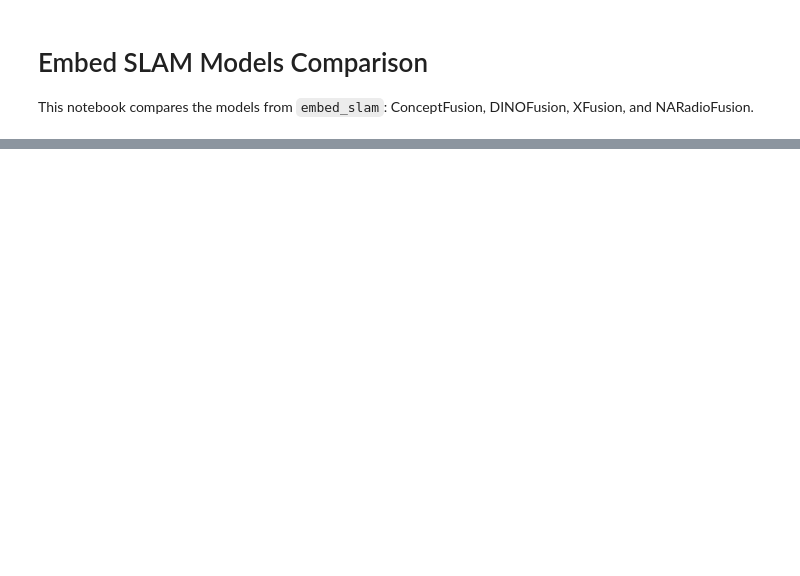
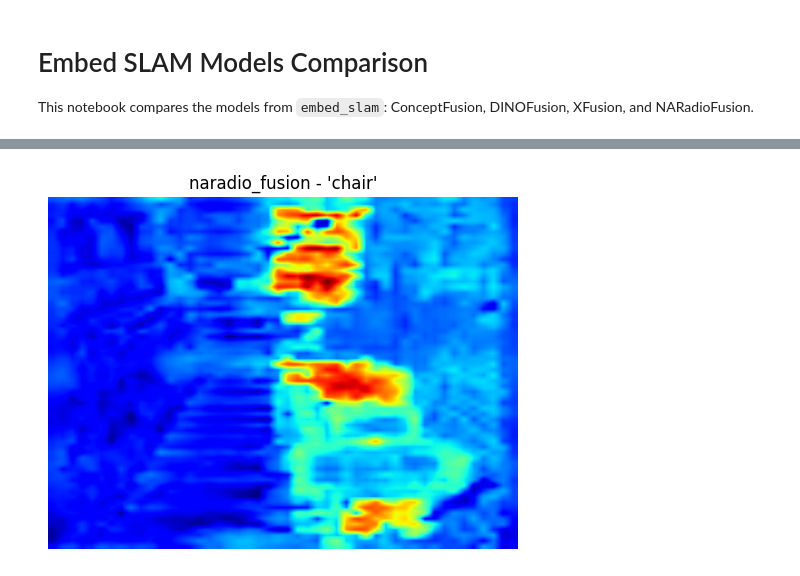
Before and after one commit to bjoernellens1/vlm_eval_framework, a Jupyter notebook: notebooks/embed_slam_comparison.ipynb, the cells around one changed output, grey strips where cells are left out. Saved outputs shown, nothing was run; the diff lists cells and outputs as text; code cells hidden in the pictures; blank space fills up the shorter version.

```diff
--- a/notebooks/embed_slam_comparison.ipynb
+++ b/notebooks/embed_slam_comparison.ipynb
@@ -134,5 +131,6 @@ print("Valid resolutions:", valid)
 # %%
 import math
+import numpy as np
 import torch
 import torch.nn.functional as F
 import matplotlib.pyplot as plt
@@ -144,6 +142,9 @@ VALID_RESOLUTIONS = [
     (512, 896), (896, 512), (720, 1280), (800, 1280), (768, 1024), (1024, 768),
 ]
 
+def is_naradio_like(enc):
+    return hasattr(getattr(enc, "model", None), "naradio") and hasattr(enc.model.naradio, "input_resolution")
+
 def pick_best_resolution(hw, candidates):
     h, w = hw
     ar = w / h
@@ -151,7 +152,6 @@ def pick_best_resolution(hw, candidates):
     best_score = float("inf")
     for H, W in candidates:
         ar2 = W / H
-        # prioritize aspect match, then total scaling
         score = abs(math.log(ar2 / ar)) + 0.15 * abs(math.log((H * W) / (h * w)))
         if score < best_score:
             best_score = score
@@ -161,11 +161,9 @@ def pick_best_resolution(hw, candidates):
 def letterbox_to(x, target_hw):
     B, C, H, W = x.shape
     th, tw = target_hw
-
     scale = min(tw / W, th / H)
     nh = int(round(H * scale))
     nw = int(round(W * scale))
-
     x = F.interpolate(x, size=(nh, nw), mode="bilinear", align_corners=False)
 
     pad_h = th - nh
@@ -174,39 +172,55 @@ def letterbox_to(x, target_hw):
     bottom = pad_h - top
     left = pad_w // 2
     right = pad_w - left
-
     return F.pad(x, (left, right, top, bottom), value=0.0)
 
-# --- choose one global target resolution ---
-src_hw = image_tensor.shape[-2:]
-target_hw = pick_best_resolution(src_hw, VALID_RESOLUTIONS)
-print("Source HW:", src_hw, "-> Target HW:", target_hw)
+def ensure_bchw(feats):
+    # Accept (B,C,H,W). Anything else -> error.
+    if not isinstance(feats, torch.Tensor):
+        raise TypeError(f"Model returned {type(feats)} not a Tensor")
+    if feats.ndim != 4:
+        raise ValueError(f"Expected features (B,C,H,W) but got shape {tuple(feats.shape)}")
+    return feats
 
-image_in = letterbox_to(image_tensor, target_hw)
+text_query = "chair"
 
-# --- run inference & compare ---
-text_query = "desk"
+# run models, collect successful ones for plotting
+ok = []
 
-fig, axes = plt.subplots(1, len(models), figsize=(20, 5))
-if len(models) == 1:
+for name, model in models.items():
+    print(f"Running {name}...")
+    try:
+        if is_naradio_like(model):
+            target_hw = pick_best_resolution(image_tensor.shape[-2:], VALID_RESOLUTIONS)
+            img_in = letterbox_to(image_tensor, target_hw)
+            print(f"  -> resized to {target_hw}")
+        else:
+            img_in = image_tensor
+
+        with torch.no_grad():
+            feats = ensure_bchw(model(img_in))
+            txt = model.encode_text([text_query])
+            feats = F.normalize(feats, dim=1)
+            txt = F.normalize(txt, dim=1)
+            sim = torch.einsum("bchw,bc->bhw", feats, txt)[0].cpu().numpy()
+
+        ok.append((name, sim))
+    except Exception as e:
+        print(f"  !! skipping {name}: {type(e).__name__}: {e}")
+
+# plot only successful models
+if len(ok) == 0:
+    raise RuntimeError("No models ran successfully.")
+
+fig, axes = plt.subplots(1, len(ok), figsize=(5 * len(ok), 5))
+if len(ok) == 1:
     axes = [axes]
 
-for i, (name, model) in enumerate(models.items()):
-    print(f"Running {name}...")
-    with torch.no_grad():
-        features = model(image_in)             # (B,C,H,W)
-        text_emb = model.encode_text([text_query])  # (1,C)
-
-        # usually important for cosine-like similarity maps
-        features = F.normalize(features, dim=1)
-        text_emb = F.normalize(text_emb, dim=1)
-
-        sim = torch.einsum("bchw,bc->bhw", features, text_emb)
-        sim_map = sim[0].cpu().numpy()
-
-        axes[i].imshow(sim_map, cmap="jet")
-        axes[i].set_title(f"{name} - '{text_query}'")
-        axes[i].axis("off")
+for ax, (name, sim_map) in zip(axes, ok):
+    ax.imshow(sim_map, cmap="jet")
+    ax.set_title(f"{name} - '{text_query}'")
+    ax.axis("off")
 
 plt.tight_layout()
 plt.show()
+# %% [output]
@@ -212,0 +235 @@ plt.show()
+[figure, added]
```
Also changed, not shown: parts of 9 cells of this notebook.
